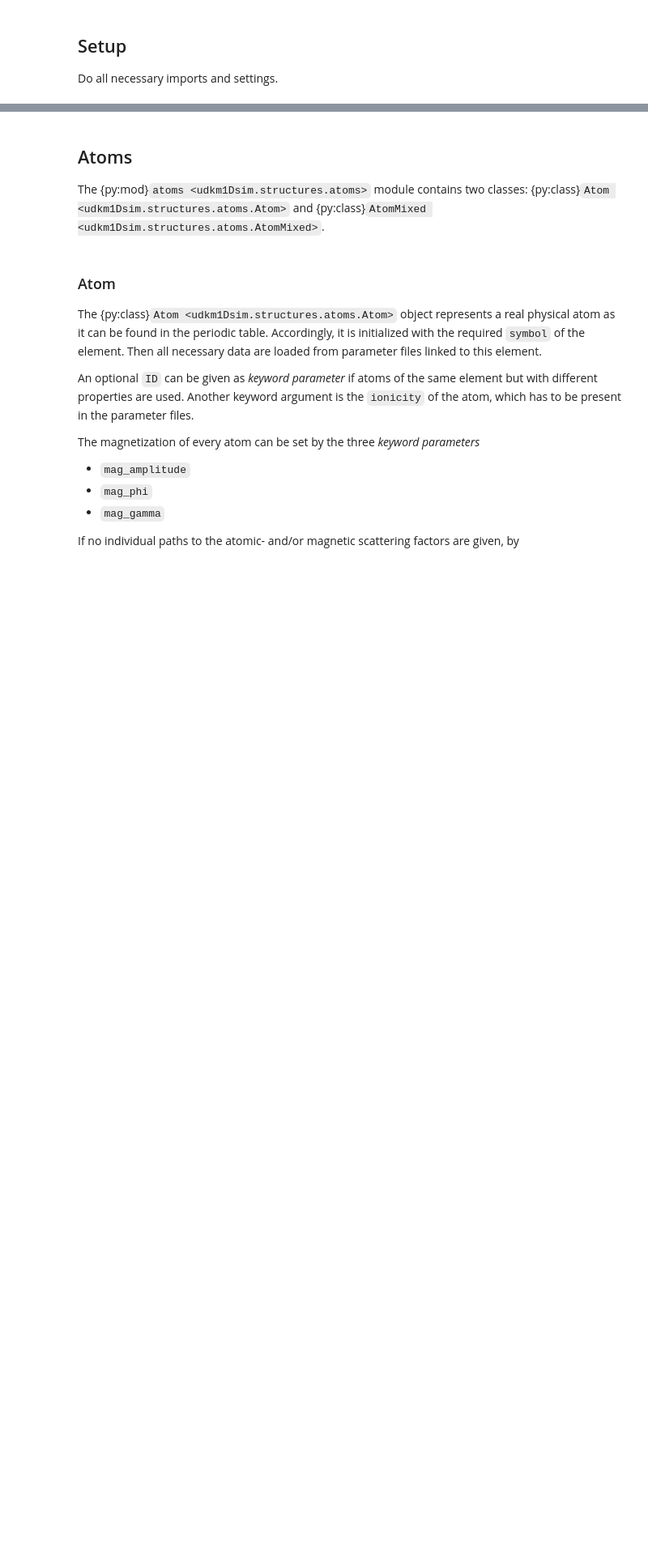
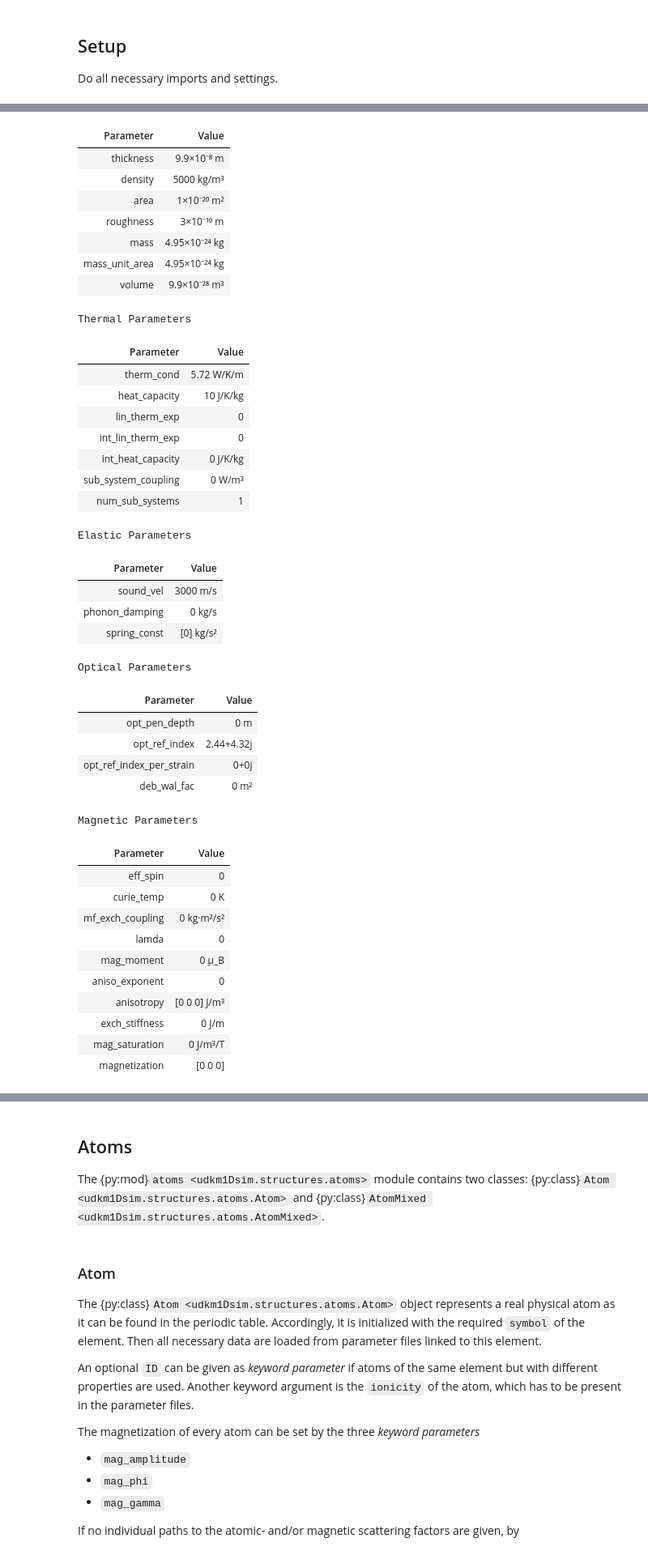
Before and after one commit to dschick/udkm1Dsim, a Jupyter notebook: examples/01-structures/01-structure.ipynb, the cells around one changed output, grey strips where cells are left out. Shown at 81% size. Drawn from its saved outputs; the diff is of its cells as text; code cells hidden in the pictures; blank space fills up the shorter version.

Commit message:
basic functionality for scalar parameters

```diff
--- a/examples/01-structures/01-structure.ipynb
+++ b/examples/01-structures/01-structure.ipynb
@@ -26,0 +34,17 @@ u.setup_matplotlib()  # use matplotlib with pint units
+# %%
+# SRO layer
+prop_layer = {}
+
+prop_layer['deb_Wal_Fac'] = 0.2*u.angstrom**2 # Debye-Waller factor
+prop_layer['sound_vel'] = 3*u.nm/u.ps  # sound velocity
+prop_layer['opt_ref_index'] = 2.44+4.32j
+prop_layer['therm_cond'] = 5.72*u.W/(u.m*u.K)  # heat conductivity
+prop_layer['lin_therm_ exp'] = 1.03e-5  # linear thermal expansion
+prop_layer['heat_capacity'] = 10*u.J/u.kg/u.K  # '455.2 + 0.112*T  - 2.1935e6/T**2'  # [J/kg K]
+
+
+t = ud.Layer(id='test_layer', name='Test Layer', thickness=99*u.nm, density=5.0*u.g/u.cm**3,
+             roughness=0.3*u.nm, **prop_layer)
+# %%
+t
+# %% [output]
@@ -26,0 +54,40 @@ u.setup_matplotlib()  # use matplotlib with pint units
+| Parameter | Value |
+| thickness | 9.9×10⁻⁸ m |
+| density | 5000 kg/m³ |
+| area | 1×10⁻²⁰ m² |
+| roughness | 3×10⁻¹⁰ m |
+| mass | 4.95×10⁻²⁴ kg |
+| mass_unit_area | 4.95×10⁻²⁴ kg |
+| volume | 9.9×10⁻²⁸ m³ |
+Thermal Parameters
+| Parameter | Value |
+| therm_cond | 5.72 W/K/m |
+| heat_capacity | 10 J/K/kg |
+| lin_therm_exp | 0 |
+| int_lin_therm_exp | 0 |
+| int_heat_capacity | 0 J/K/kg |
+| sub_system_coupling | 0 W/m³ |
+| num_sub_systems | 1 |
+Elastic Parameters
+| Parameter | Value |
+| sound_vel | 3000 m/s |
+| phonon_damping | 0 kg/s |
+| spring_const | [0] kg/s² |
+Optical Parameters
+| Parameter | Value |
+| opt_pen_depth | 0 m |
+| opt_ref_index | 2.44+4.32j |
+| opt_ref_index_per_strain | 0+0j |
+| deb_wal_fac | 0 m² |
+Magnetic Parameters
+| Parameter | Value |
+| eff_spin | 0 |
+| curie_temp | 0 K |
+| mf_exch_coupling | 0 kg·m²/s² |
+| lamda | 0 |
+| mag_moment | 0 µ_B |
+| aniso_exponent | 0 |
+| anisotropy | [0 0 0] J/m³ |
+| exch_stiffness | 0 J/m |
+| mag_saturation | 0 J/m³/T |
+| magnetization | [0 0 0] |
```
Also changed, not shown: parts of 14 cells of this notebook, 2 other files.
